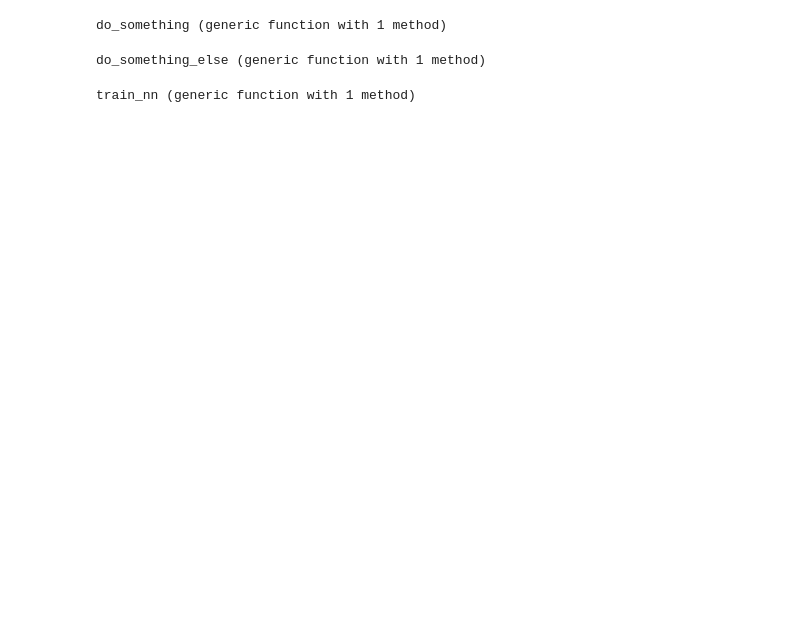
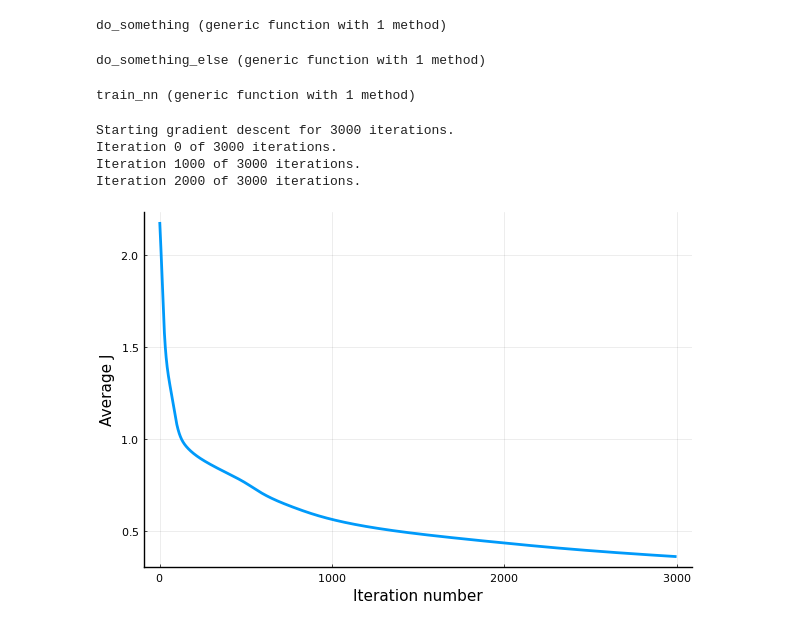
Before and after one commit to jmgraham30/NNtutorial, a Jupyter notebook: tutorial04.ipynb, the cells around one changed output. Drawn from its saved outputs; the diff is of its cells as text; code cells hidden in the pictures; blank space fills up the shorter version.

```diff
--- a/tutorial04.ipynb
+++ b/tutorial04.ipynb
@@ -286,6 +286,3 @@ function calculate_hidden_delta(delta_plus_1,w_l,z_l)
 end
 # %% [output]
 calculate_hidden_delta (generic function with 1 method)
-# %%
-iter_num = 10;
-println("Number of iterations = $iter_num")
@@ -294,21 +289,21 @@ Number of iterations = 10
 # %%
 function do_something(nn_structure,X,y,W,b,tri_W,tri_b,avg_cost)
-    for i = 1:length(y)
+    for i = 1:size(y)[1]
             delta = Dict();
             # perform the feed forward pass and return the stored h and z values, to be used in the
             # gradient descent step
             h, z = feed_forward(X[i, :], W, b);
             # loop from nl-1 to 1 backpropagating the errors
-            for l = length(nn_structure):-1:1
-                if l == length(nn_structure)
+            for l=length(nn_structure)+1:-1:2
+                if l == length(nn_structure)+1
                     delta[l] = calculate_out_layer_delta(y[i,:], h[l], z[l]);
                     avg_cost = avg_cost + norm((y[i,:]-h[l]));
                 else
-                    if l > 1
+                    if l > 2
                         delta[l] = calculate_hidden_delta(delta[l+1], W[l], z[l])
                     end
                     # triW^(l) = triW^(l) + delta^(l+1) * transpose(h^(l))
-                    tri_W[l] = tri_W[l] + delta[l+1]*h[l]';
+                    tri_W[l] = tri_W[l] + reshape(delta[l+1],(size(delta[l+1])[1],1))*reshape(h[l],(size(h[l])[1],1))';
                     # trib^(l) = trib^(l) + delta^(l+1)
                     tri_b[l] = tri_b[l] + delta[l+1];
                 end
@@ -321,7 +316,7 @@ do_something (generic function with 1 method)
 # %%
 # perform the gradient descent step for the weights in each layer
 function do_something_else(nn_structure,W,b,tri_W,tri_b,m,alpha)
-    for l = length(nn_structure)-1:-1:1
+    for l = length(nn_structure):-1:2
             W[l] = W[l] +  -alpha * (1.0/m * tri_W[l])
             b[l] = b[l] +  -alpha * (1.0/m * tri_b[l])
     end
@@ -333,7 +328,7 @@ do_something_else (generic function with 1 method)
 function train_nn(nn_structure, X, y; iter_num=3000, alpha=0.25)
     W, b = setup_init_weights(nn_structure);
     cnt = 0;
-    m = length(y);
+    m = size(y)[1];
     avg_cost_func = [];
     println("Starting gradient descent for $iter_num iterations.")
     while cnt < iter_num
@@ -355,3 +350,14 @@ end
 train_nn (generic function with 1 method)
 # %%
 W, b, avg_cost_func = train_nn(nn_structure, x_train', yvtrain);
+# %% [output]
+Starting gradient descent for 3000 iterations.
+Iteration 0 of 3000 iterations.
+Iteration 1000 of 3000 iterations.
+Iteration 2000 of 3000 iterations.
+# %%
+plot(avg_cost_func,legend=false,lw=2)
+xlabel!("Iteration number")
+ylabel!("Average J")
+# %% [output]
+[figure, added]
```
Also changed, not shown: parts of 1 cell of this notebook, 2 other files.
